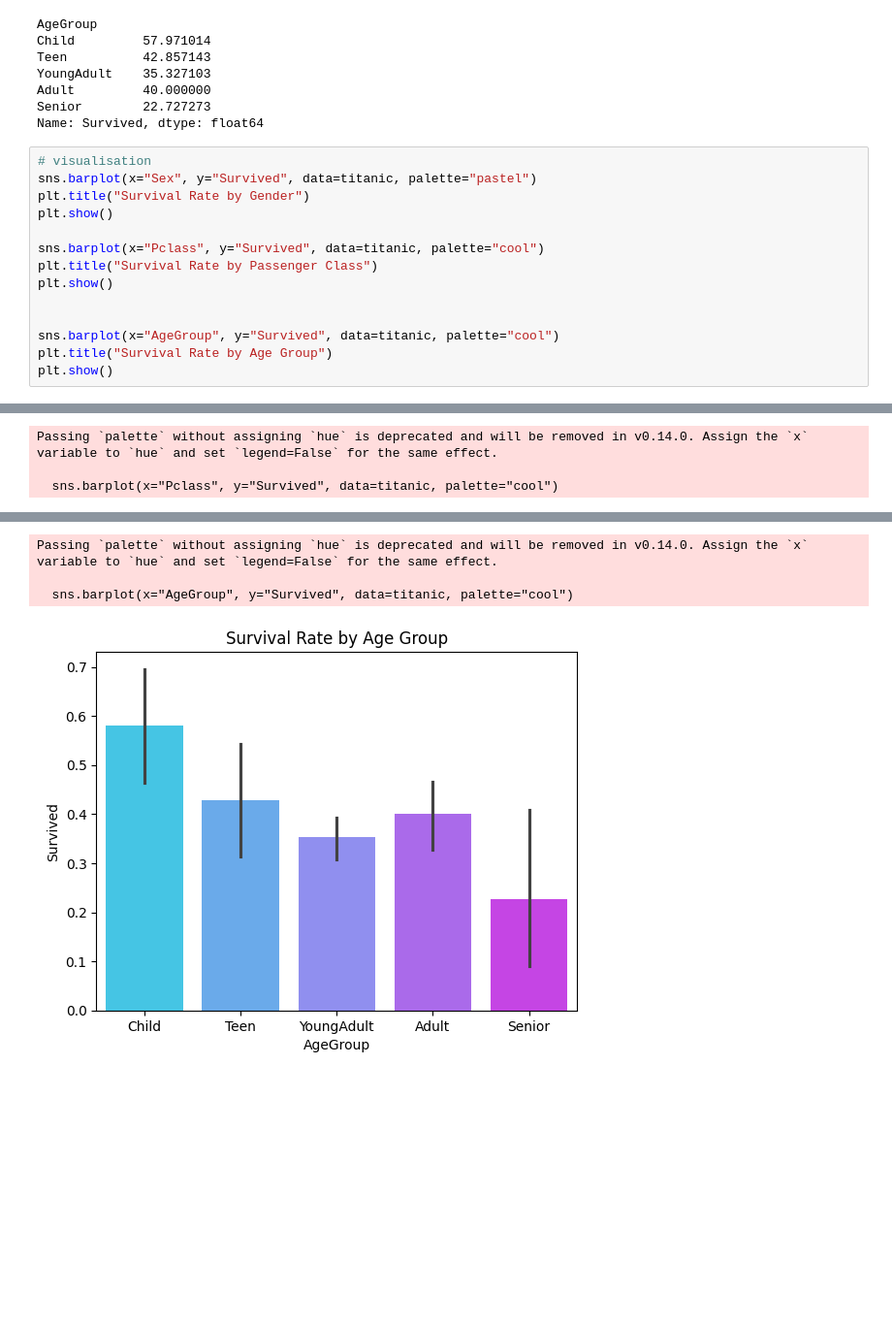
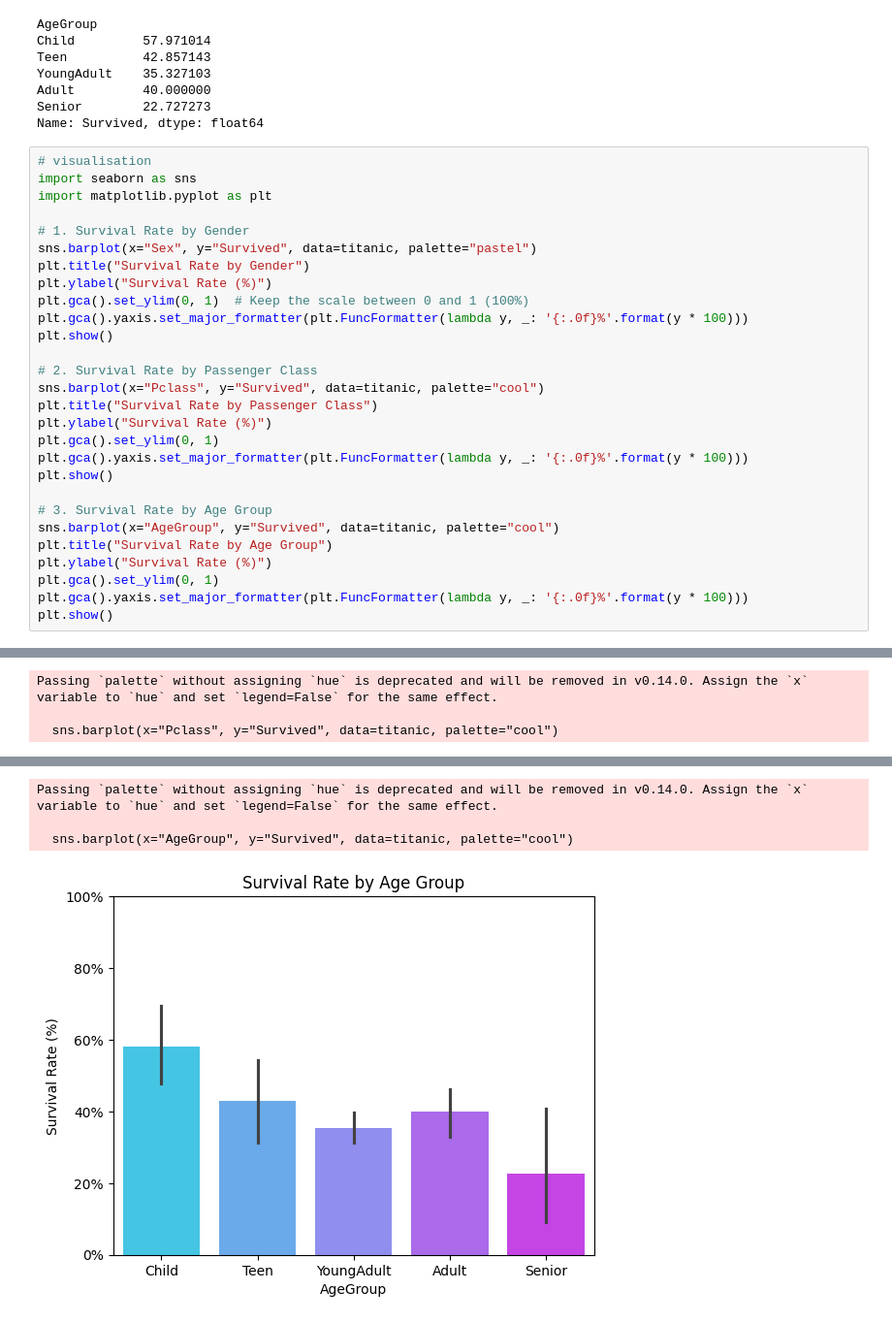
Before and after one commit to luqman-dot/data_titanic.ipynb, a Jupyter notebook: titanic.ipynb, the cells around one changed output, grey strips where cells are left out. Shown at 97% size. Saved outputs shown, nothing was run; the diff lists cells and outputs as text; blank space fills up the shorter version.

```diff
--- a/titanic.ipynb
+++ b/titanic.ipynb
@@ -109,17 +109,31 @@ Senior        22.727273
 Name: Survived, dtype: float64
 # %%
 # visualisation
+import seaborn as sns
+import matplotlib.pyplot as plt
+
+# 1. Survival Rate by Gender
 sns.barplot(x="Sex", y="Survived", data=titanic, palette="pastel")
 plt.title("Survival Rate by Gender")
+plt.ylabel("Survival Rate (%)")
+plt.gca().set_ylim(0, 1)  # Keep the scale between 0 and 1 (100%)
+plt.gca().yaxis.set_major_formatter(plt.FuncFormatter(lambda y, _: '{:.0f}%'.format(y * 100)))
 plt.show()
 
+# 2. Survival Rate by Passenger Class
 sns.barplot(x="Pclass", y="Survived", data=titanic, palette="cool")
 plt.title("Survival Rate by Passenger Class")
+plt.ylabel("Survival Rate (%)")
+plt.gca().set_ylim(0, 1)
+plt.gca().yaxis.set_major_formatter(plt.FuncFormatter(lambda y, _: '{:.0f}%'.format(y * 100)))
 plt.show()
 
-
+# 3. Survival Rate by Age Group
 sns.barplot(x="AgeGroup", y="Survived", data=titanic, palette="cool")
 plt.title("Survival Rate by Age Group")
+plt.ylabel("Survival Rate (%)")
+plt.gca().set_ylim(0, 1)
+plt.gca().yaxis.set_major_formatter(plt.FuncFormatter(lambda y, _: '{:.0f}%'.format(y * 100)))
 plt.show()
 # %% [output]
 Passing `palette` without assigning `hue` is deprecated and will be removed in v0.14.0. Assign the `x` variable to `hue` and set `legend=False` for the same effect.
@@ -133,4 +147,4 @@ Passing `palette` without assigning `hue` is deprecated and will be removed in v
 Passing `palette` without assigning `hue` is deprecated and will be removed in v0.14.0. Assign the `x` variable to `hue` and set `legend=False` for the same effect.
 
   sns.barplot(x="AgeGroup", y="Survived", data=titanic, palette="cool")
-[figure, old version]
+[figure, new version]
```
Also changed, not shown: parts of 1 cell of this notebook.
